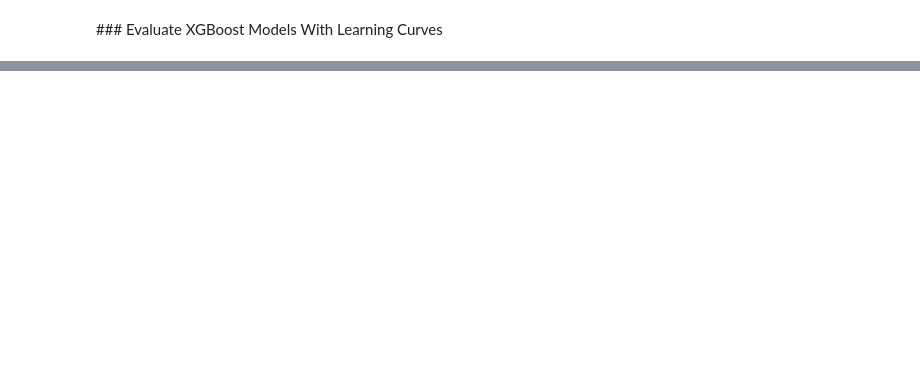
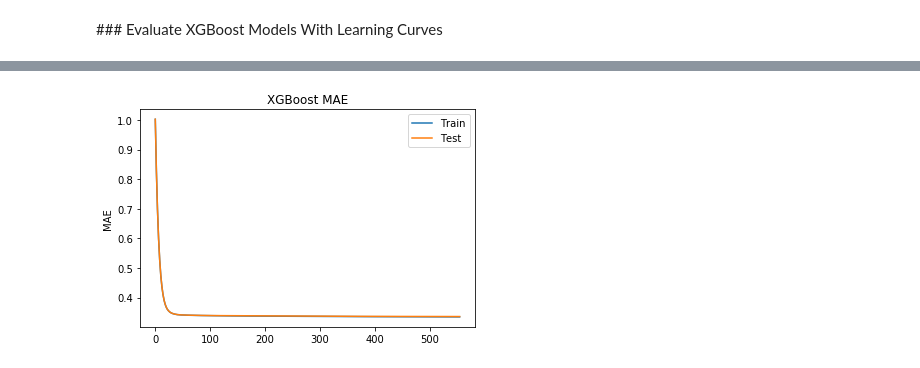
Before and after one commit to hervelao/bakery-products, a Jupyter notebook: shared_notebooks/04-analysis-features.ipynb, the cells around one changed output, grey strips where cells are left out. Saved outputs shown, nothing was run; the diff lists cells and outputs as text; code cells hidden in the pictures; blank space fills up the shorter version.

```diff
--- a/shared_notebooks/04-analysis-features.ipynb
+++ b/shared_notebooks/04-analysis-features.ipynb
@@ -159,9 +153,11 @@ plt.show()
 # %%
-# # plot classification error
-# fig, ax = plt.subplots()
-# ax.plot(x_axis, results['validation_0']['rmse'], label='Train')
-# ax.plot(x_axis, results['validation_1']['rmse'], label='Test')
-# ax.legend()
-# plt.ylabel('Classification Error')
-# plt.title('XGBoost Classification Error')
-# plt.show()
+# plot classification error
+fig, ax = plt.subplots()
+ax.plot(x_axis, results['validation_0']['mae'], label='Train')
+ax.plot(x_axis, results['validation_1']['mae'], label='Test')
+ax.legend()
+plt.ylabel('MAE')
+plt.title('XGBoost MAE')
+plt.show()
+# %% [output]
+[figure, added]
```
Also changed, not shown: parts of 12 cells of this notebook, 3 other files.
